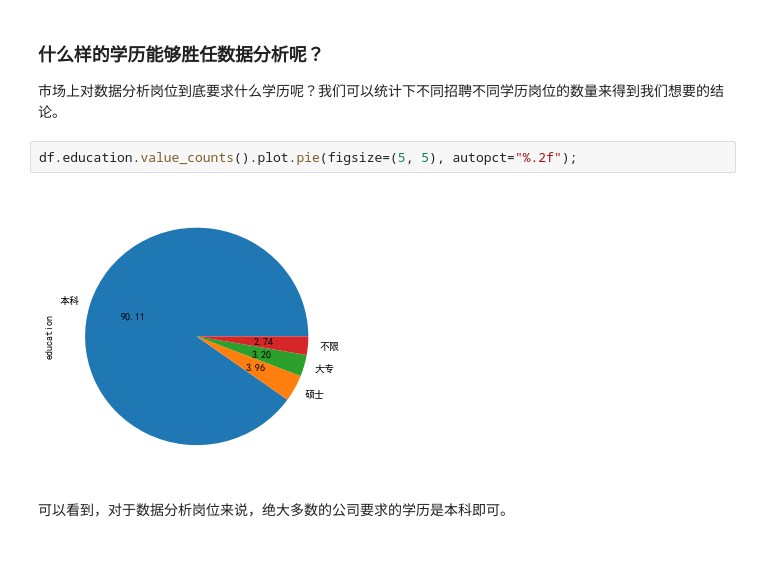
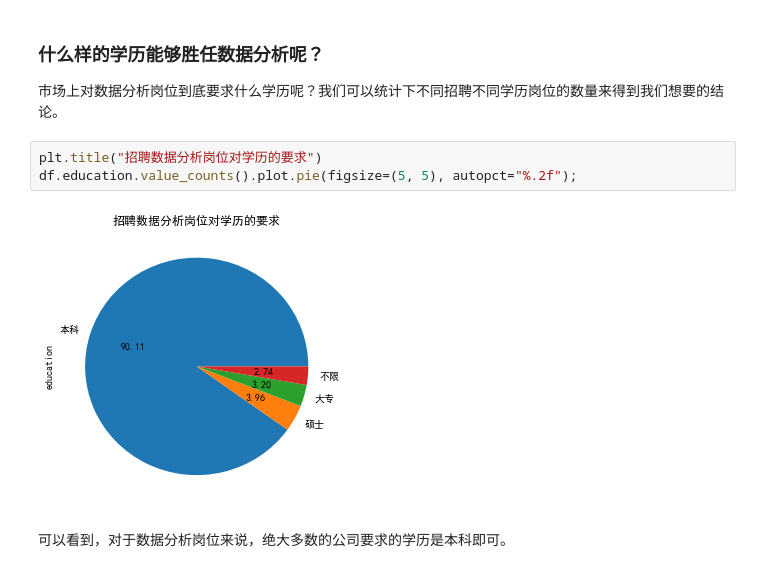
Before and after one commit to zhangyangit/pandas_practice, a Jupyter notebook: notebook/07-用数据来说明数据分析岗位的竞争力.ipynb, the cells around one changed output. Cells and saved outputs as stored; diff of their text form.

```diff
--- a/notebook/07-用数据来说明数据分析岗位的竞争力.ipynb
+++ b/notebook/07-用数据来说明数据分析岗位的竞争力.ipynb
@@ -120,9 +124,10 @@ company_count.plot.bar();
 
 市场上对数据分析岗位到底要求什么学历呢？我们可以统计下不同招聘不同学历岗位的数量来得到我们想要的结论。
 # %%
+plt.title("招聘数据分析岗位对学历的要求")
 df.education.value_counts().plot.pie(figsize=(5, 5), autopct="%.2f");
 # %% [output]
-[figure, old version]
+[figure, new version]
 # %% [markdown]
 可以看到，对于数据分析岗位来说，绝大多数的公司要求的学历是本科即可。
 # %% [markdown]
```
Also changed, not shown: parts of 5 cells of this notebook.
